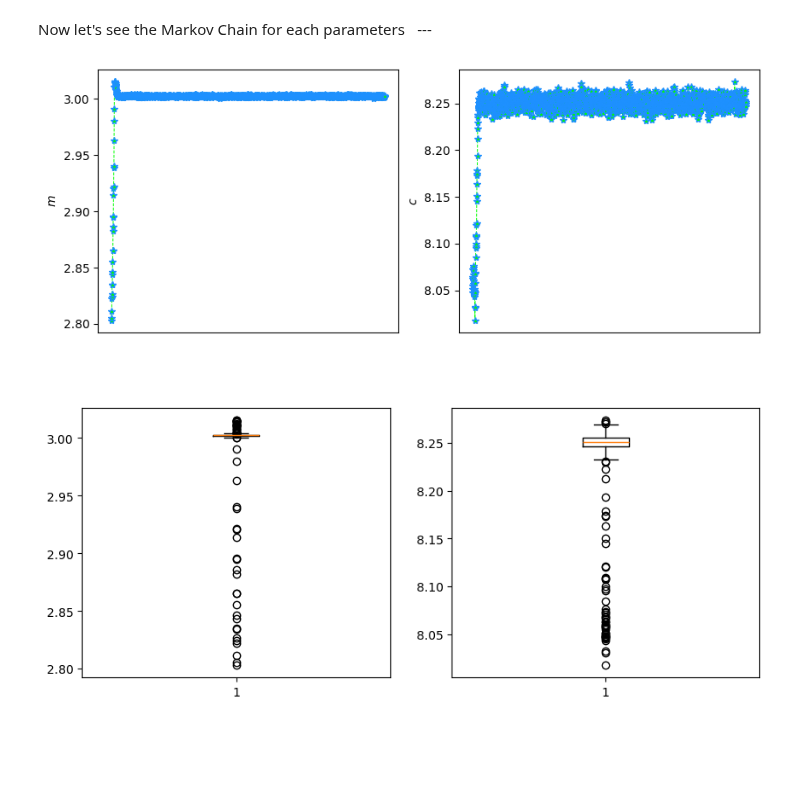
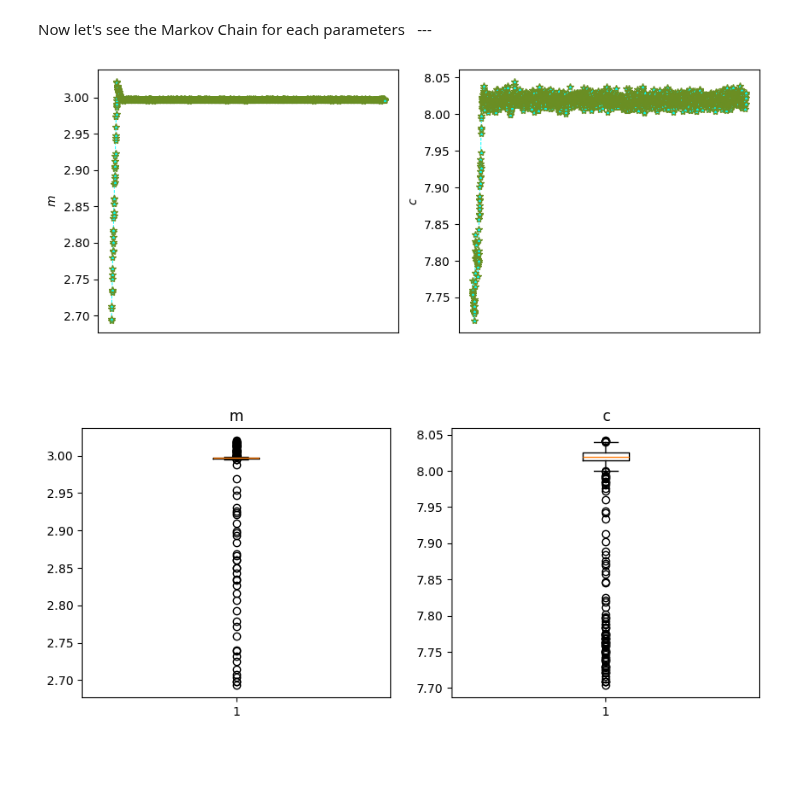
Before and after one commit to RitwikDas007/My-Collections, a Jupyter notebook: Bayesian Inference.ipynb, the cells around one changed output. Drawn from its saved outputs; the diff is of its cells as text; code cells hidden in the pictures.

```diff
--- a/Bayesian Inference.ipynb
+++ b/Bayesian Inference.ipynb
@@ -568,8 +568,8 @@ def Metropolis_Hastings(Log_Posterior, y, x, m_in, c_in, step_size, iteration) :
     return m_current, c_current
 # %%
 y = y_obs
-m_in = Max_m-2e-1
-c_in = Max_c-2e-1
+m_in = Max_m-3e-1
+c_in = Max_c-3e-1
 step_size = 0.01
 iteration = 100000
 
@@ -584,24 +584,25 @@ fig, ax = plt.subplots(1,2, figsize=[10,4])
 j=0
 
 for i,l in zip([m_samples, c_samples], ['$m$', '$c$']) :
-    ax[j].plot(i, '--*', markeredgecolor='dodgerblue', color='lime', lw=0.7)
+    ax[j].plot(i, '--*', markeredgecolor='olivedrab', color='cyan', lw=0.7)
     ax[j].set_ylabel(l)
     ax[j].set_xticks([])
     j=j+1
 # %% [output]
-[figure, old version]
+[figure, new version]
 # %% [markdown]
 ####
 # %%
 fig, ax = plt.subplots(1,2, figsize=[10,4])
 
 j=0
 
-for i,l in zip([m_samples, c_samples], ['$m$', '$c$']) :
+for i,l in zip([m_samples, c_samples], ['m', 'c']) :
     ax[j].boxplot(i)
+    ax[j].set_title(l)
     j=j+1
 # %% [output]
-[figure, old version]
+[figure, new version]
 # %% [markdown]
 ####
 # %% [markdown]
```
Also changed, not shown: parts of 15 cells of this notebook.
